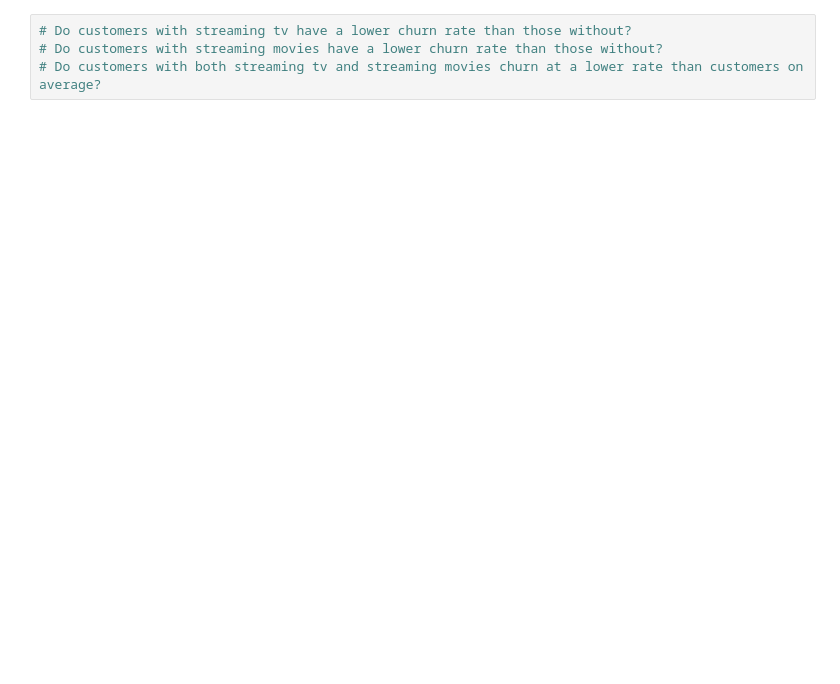
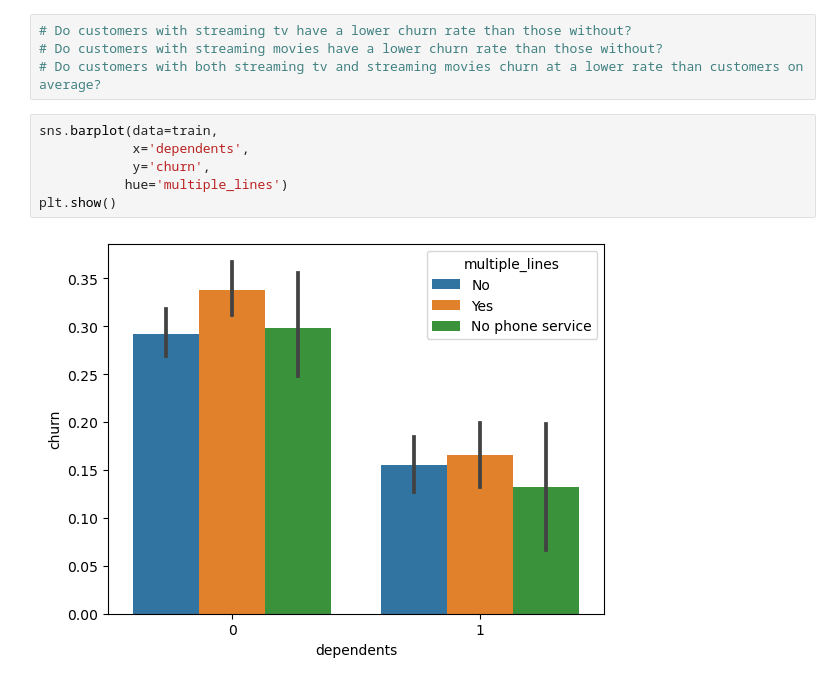
Before and after one commit to Adam-Harris87/classification-project, a Jupyter notebook: explore.ipynb, the cells around one changed output. Cells and saved outputs as stored; diff of their text form; blank space fills up the shorter version.

```diff
--- a/explore.ipynb
+++ b/explore.ipynb
@@ -581,3 +599,11 @@ plt.show()
 # Do customers with streaming tv have a lower churn rate than those without?
 # Do customers with streaming movies have a lower churn rate than those without?
 # Do customers with both streaming tv and streaming movies churn at a lower rate than customers on average?
+# %%
+sns.barplot(data=train,
+            x='dependents',
+            y='churn',
+           hue='multiple_lines')
+plt.show()
+# %% [output]
+[figure, added]
```
Also changed, not shown: parts of 3 cells of this notebook, 3 other files.
